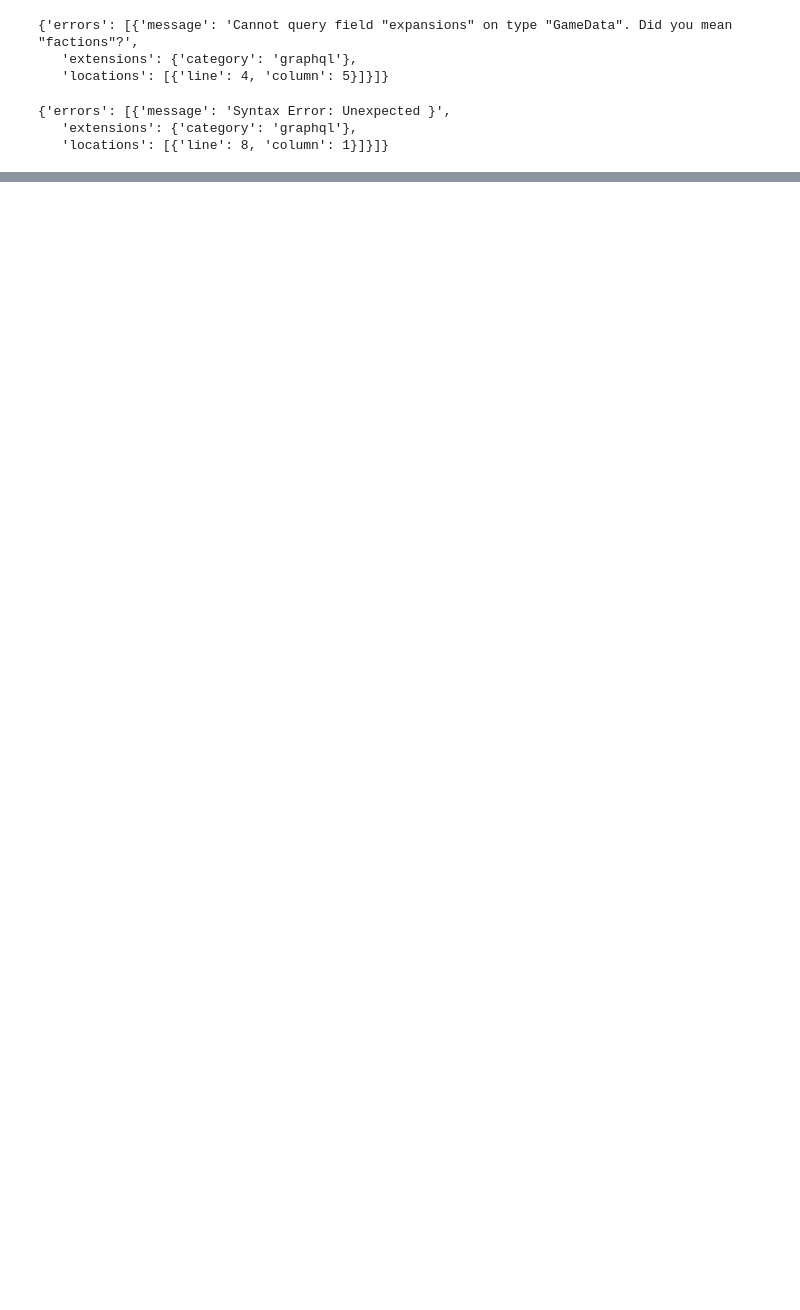
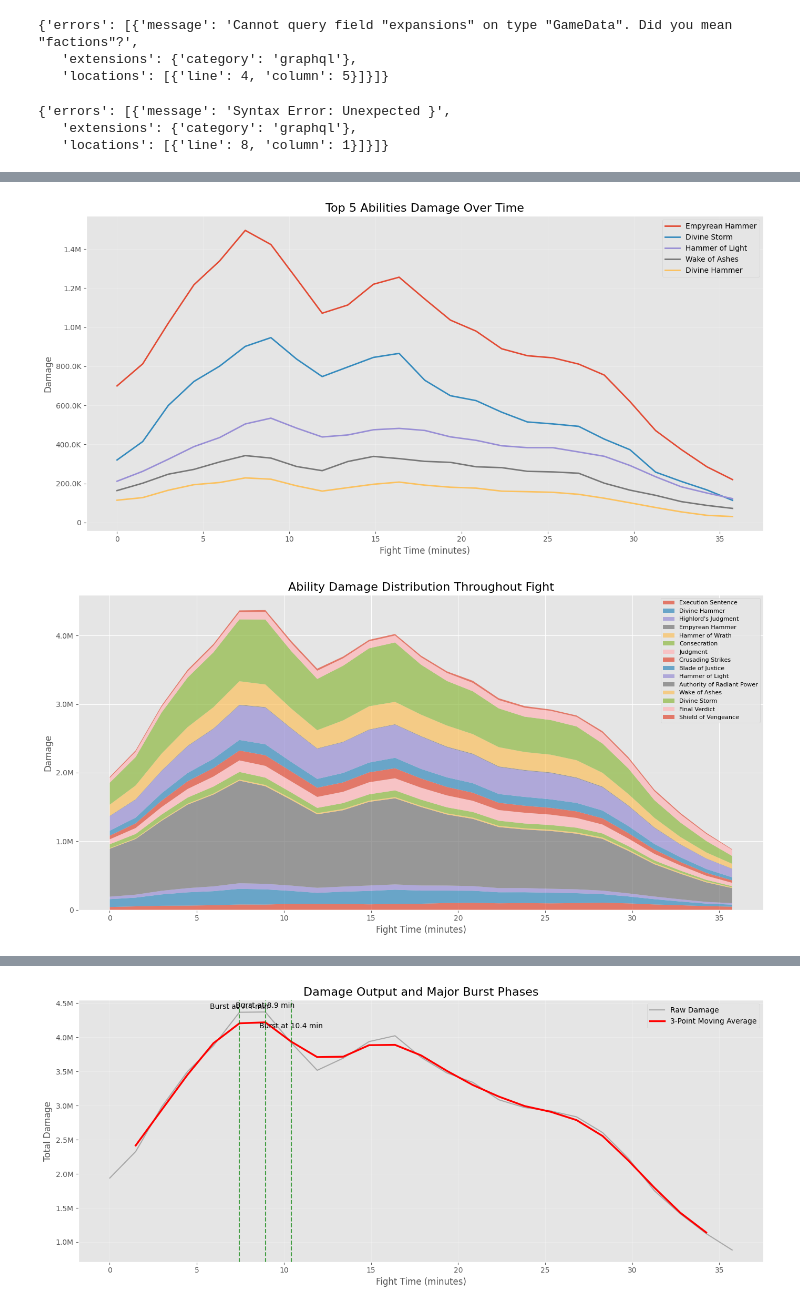
Before and after one commit to shex1627/warcraftlogs, a Jupyter notebook: notebooks/test_import.ipynb, the cells around one changed output, grey strips where cells are left out. Drawn from its saved outputs; the diff is of its cells as text; code cells hidden in the pictures; blank space fills up the shorter version.

```diff
--- a/notebooks/test_import.ipynb
+++ b/notebooks/test_import.ipynb
@@ -93,0 +158,38 @@ resp['data']['reportData']['report']['playerDetails']
+# %%
+def get_cooldown_usage_query(report_code, fight_id, player_id):
+    query = """
+    {
+      reportData {
+        report(code: "%s") {
+          graph(
+            fightIDs: [%d]
+            dataType: Casts
+            sourceID: %d
+          )
+        }
+      }
+    }
+    """ % (report_code, fight_id, player_id)
+
+    return query
+
+
+def get_damage_done_query(report_code, fight_id, player_id=None):
+    # If player_id is provided, filter to that specific player
+    source_filter = f"sourceID: {player_id}" if player_id is not None else ""
+
+    query = """
+    {
+      reportData {
+        report(code: "%s") {
+          graph(
+            fightIDs: [%d]
+            dataType: DamageDone
+            %s
+          )
+        }
+      }
+    }
+    """ % (report_code, fight_id, source_filter)
+
+    return query
@@ -93,0 +198,2 @@ resp['data']['reportData']['report']['playerDetails']
+# %%
+dmg_events_resp = client.query_public_api(get_damage_done_query(REPORT_ID, FIGHT_ID, PLAYER_ID))
@@ -93,0 +220,2 @@ resp['data']['reportData']['report']['playerDetails']
+# %%
+damage_events_flat = dmg_events_resp['data']['reportData']['report']['graph']['data']['series']
@@ -93,0 +546,5 @@ resp['data']['reportData']['report']['playerDetails']
+# %%
+stats = analyze_damage_data(damage_events_flat)
+# %% [output]
+[figure, added]
+[figure, added]
@@ -93,0 +553 @@ resp['data']['reportData']['report']['playerDetails']
+[figure, added]
```
Also changed, not shown: parts of 36 cells of this notebook, 7 other files.
